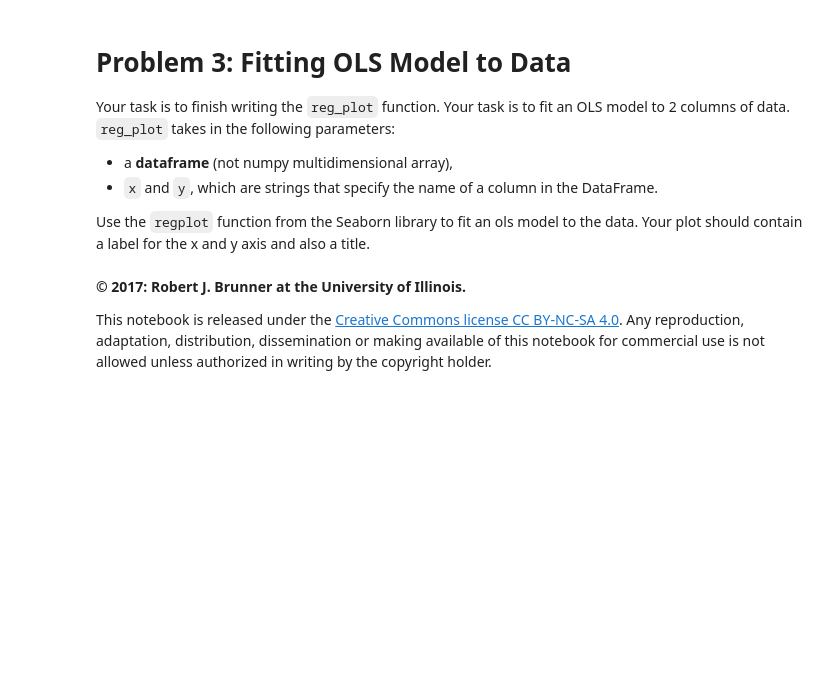
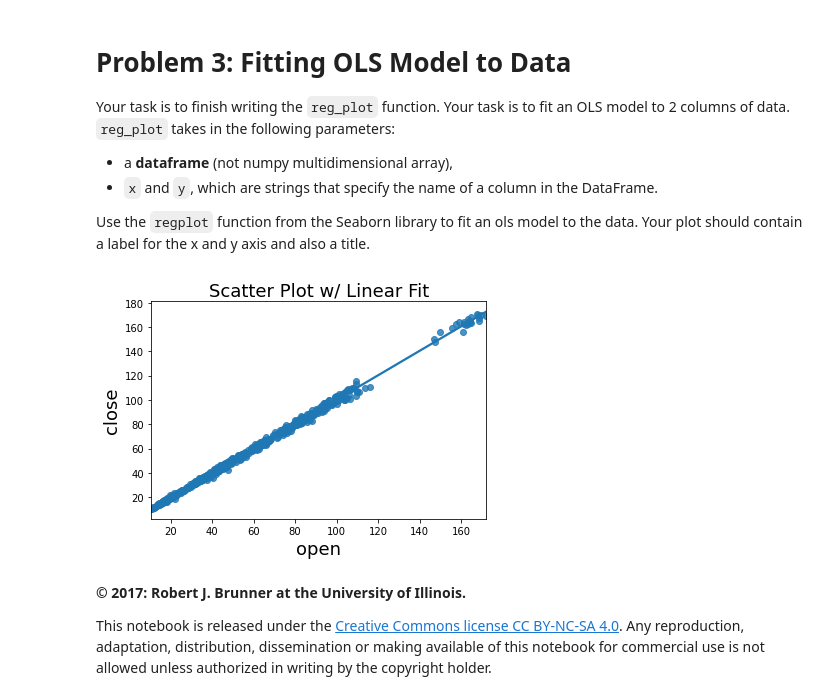
Before and after one commit to dennislamcv1/UoIDAA1, a Jupyter notebook: m7_assignment.ipynb, the cells around one changed output. Drawn from its saved outputs; the diff is of its cells as text; code cells hidden in the pictures; blank space fills up the shorter version.

```diff
--- a/m7_assignment.ipynb
+++ b/m7_assignment.ipynb
@@ -215,8 +262,18 @@ def reg_plot(df, x, y):
     '''
 
     ### YOUR CODE HERE
+    ax = sns.regplot(x=x, y=y, data=df, fit_reg=True, ci=68)
+    ax.set_xlabel(x, fontsize=18)
+    ax.set_ylabel(y, fontsize=18)
+    ax.set_title('Scatter Plot w/ Linear Fit', fontsize=18)
+
 
     return ax
+# %%
+reg_plot(df, x='open', y='close')
+plt.show()
+# %% [output]
+[figure, added]
 # %%
 ax = reg_plot(df, x='open', y='close')
 from helper import rp
```
Also changed, not shown: parts of 16 cells of this notebook, 1 other file.
